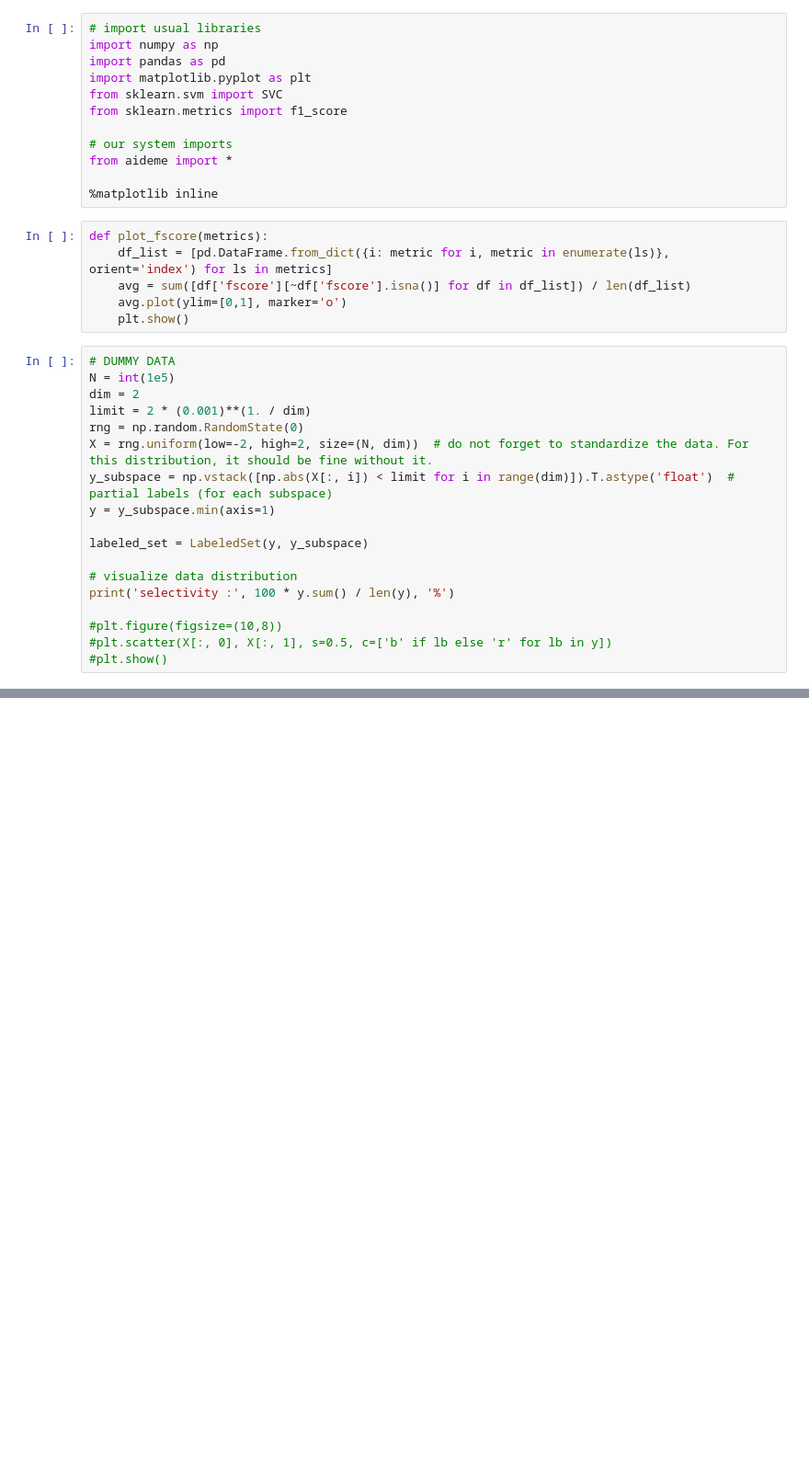
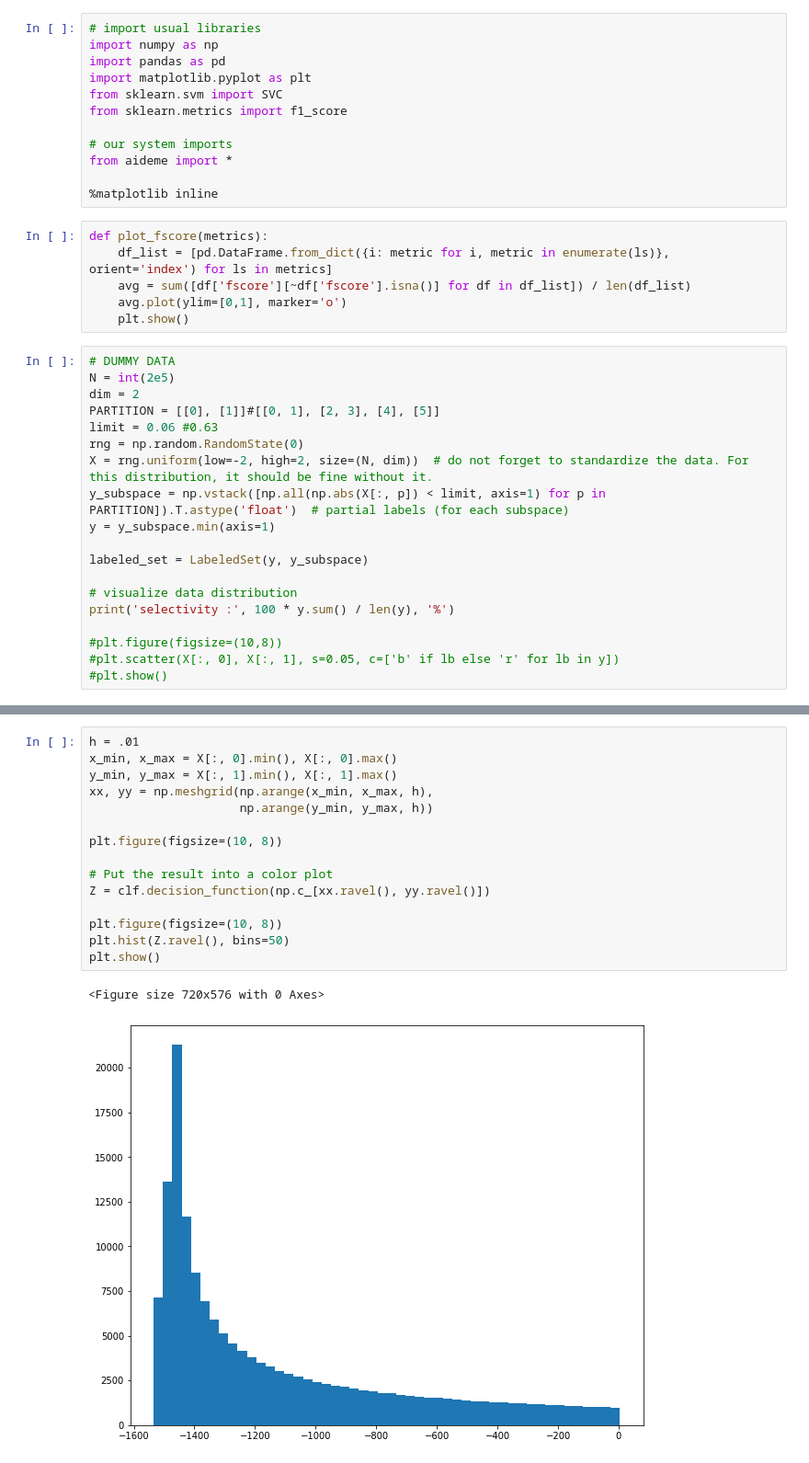
Before and after one commit to AIDEmeProject/PythonMiddleware, a Jupyter notebook: example.ipynb, the cells around one changed output, grey strips where cells are left out. Shown at 92% size. Drawn from its saved outputs; the diff is of its cells as text; blank space fills up the shorter version.

```diff
--- a/example.ipynb
+++ b/example.ipynb
@@ -18,12 +18,13 @@ def plot_fscore(metrics):
     plt.show()
 # %%
 # DUMMY DATA
-N = int(1e5)
+N = int(2e5)
 dim = 2
-limit = 2 * (0.001)**(1. / dim)
+PARTITION = [[0], [1]]#[[0, 1], [2, 3], [4], [5]]
+limit = 0.06 #0.63
 rng = np.random.RandomState(0)
 X = rng.uniform(low=-2, high=2, size=(N, dim))  # do not forget to standardize the data. For this distribution, it should be fine without it.
-y_subspace = np.vstack([np.abs(X[:, i]) < limit for i in range(dim)]).T.astype('float')  # partial labels (for each subspace)
+y_subspace = np.vstack([np.all(np.abs(X[:, p]) < limit, axis=1) for p in PARTITION]).T.astype('float')  # partial labels (for each subspace)
 y = y_subspace.min(axis=1)
 
 labeled_set = LabeledSet(y, y_subspace)
@@ -32,5 +33,5 @@ labeled_set = LabeledSet(y, y_subspace)
 print('selectivity :', 100 * y.sum() / len(y), '%')
 
 #plt.figure(figsize=(10,8))
-#plt.scatter(X[:, 0], X[:, 1], s=0.5, c=['b' if lb else 'r' for lb in y])
+#plt.scatter(X[:, 0], X[:, 1], s=0.05, c=['b' if lb else 'r' for lb in y])
 #plt.show()
@@ -86,0 +137,18 @@ df
+# %%
+h = .01
+x_min, x_max = X[:, 0].min(), X[:, 0].max()
+y_min, y_max = X[:, 1].min(), X[:, 1].max()
+xx, yy = np.meshgrid(np.arange(x_min, x_max, h),
+                     np.arange(y_min, y_max, h))
+
+plt.figure(figsize=(10, 8))
+
+# Put the result into a color plot
+Z = clf.decision_function(np.c_[xx.ravel(), yy.ravel()])
+
+plt.figure(figsize=(10, 8))
+plt.hist(Z.ravel(), bins=50)
+plt.show()
+# %% [output]
+<Figure size 720x576 with 0 Axes>
+[figure, added]
```
Also changed, not shown: parts of 5 cells of this notebook, 10 other files.
